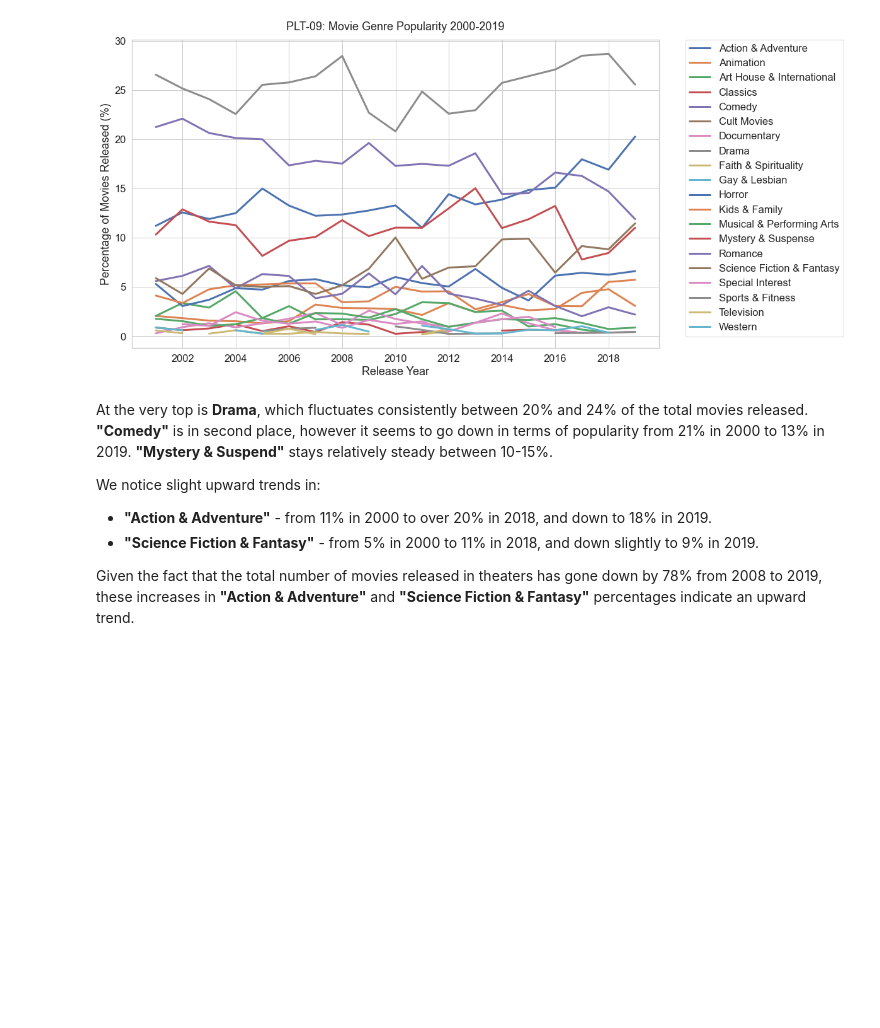
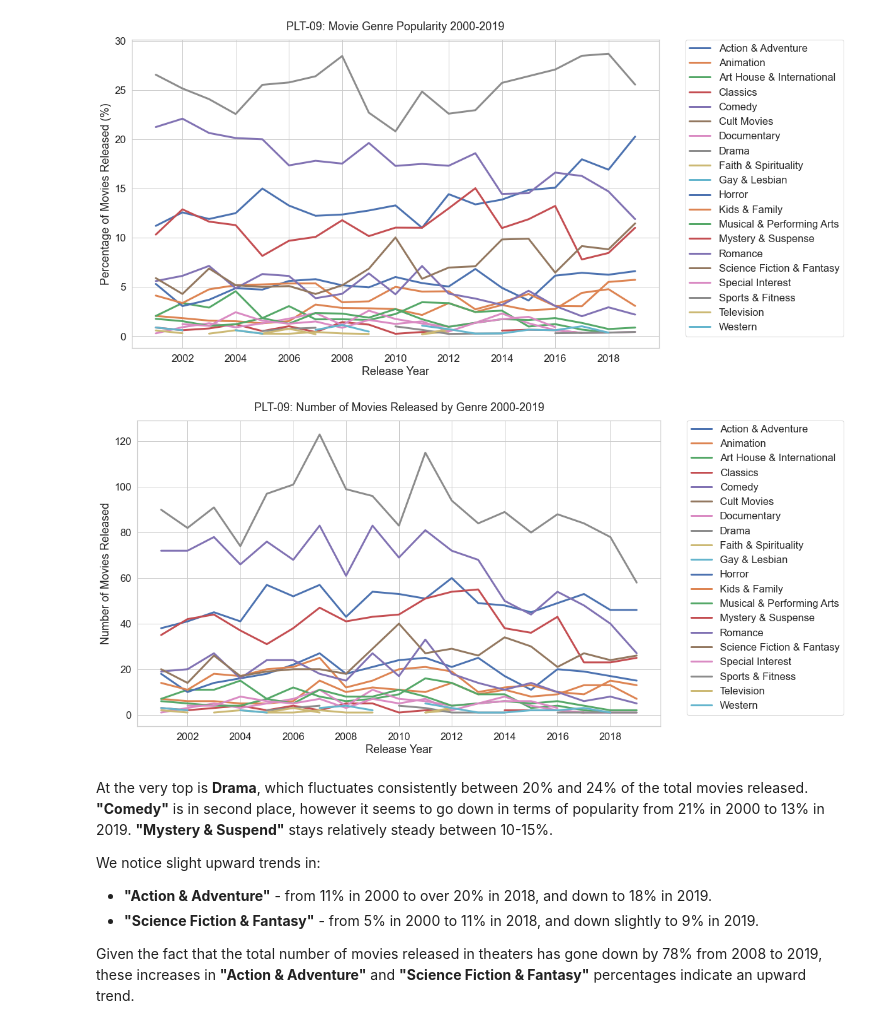
Before and after one commit to chibui191/110920-Project-P1-Movie-Analysis, a Jupyter notebook: dsc-phase1-project-movie-exploratory-analysis.ipynb, the cells around one changed output. Cells and saved outputs as stored; diff of their text form; code cells hidden in the pictures; blank space fills up the shorter version.

```diff
--- a/dsc-phase1-project-movie-exploratory-analysis.ipynb
+++ b/dsc-phase1-project-movie-exploratory-analysis.ipynb
@@ -513,6 +533,21 @@ plt.legend(labels, bbox_to_anchor=(1.05, 1), loc=2, borderaxespad=0.)
 plt.show();
 # %% [output]
 [figure]
+# %%
+# Movie Genre Popularity in terms of Movie Quantity in the last 20 years (2000-2019)
+sns.set_palette('Paired')
+sns.set(style='whitegrid', font_scale=1.5)
+dt = movie_count_genres_0019.set_index('release_date').pivot(columns='genres', values='movie_title').iloc[:-1]
+fig, ax = plt.subplots(figsize=(15,9))
+ax.plot(dt, lw=3)
+ax.set(xlabel = 'Release Year',
+       ylabel = 'Number of Movies Released')
+ax.set_title('PLT-09: Number of Movies Released by Genre 2000-2019', pad=15)
+labels = dt.columns
+plt.legend(labels, bbox_to_anchor=(1.05, 1), loc=2, borderaxespad=0.)
+plt.show();
+# %% [output]
+[figure, added]
 # %% [markdown]
 At the very top is <b>Drama</b>, which fluctuates consistently between 20% and 24% of the total movies released. <b>"Comedy"</b> is in second place, however it seems to go down in terms of popularity from 21% in 2000 to 13% in 2019. <b>"Mystery & Suspend"</b> stays relatively steady between 10-15%.
 
```
Also changed, not shown: parts of 10 cells of this notebook, 1 other file.
